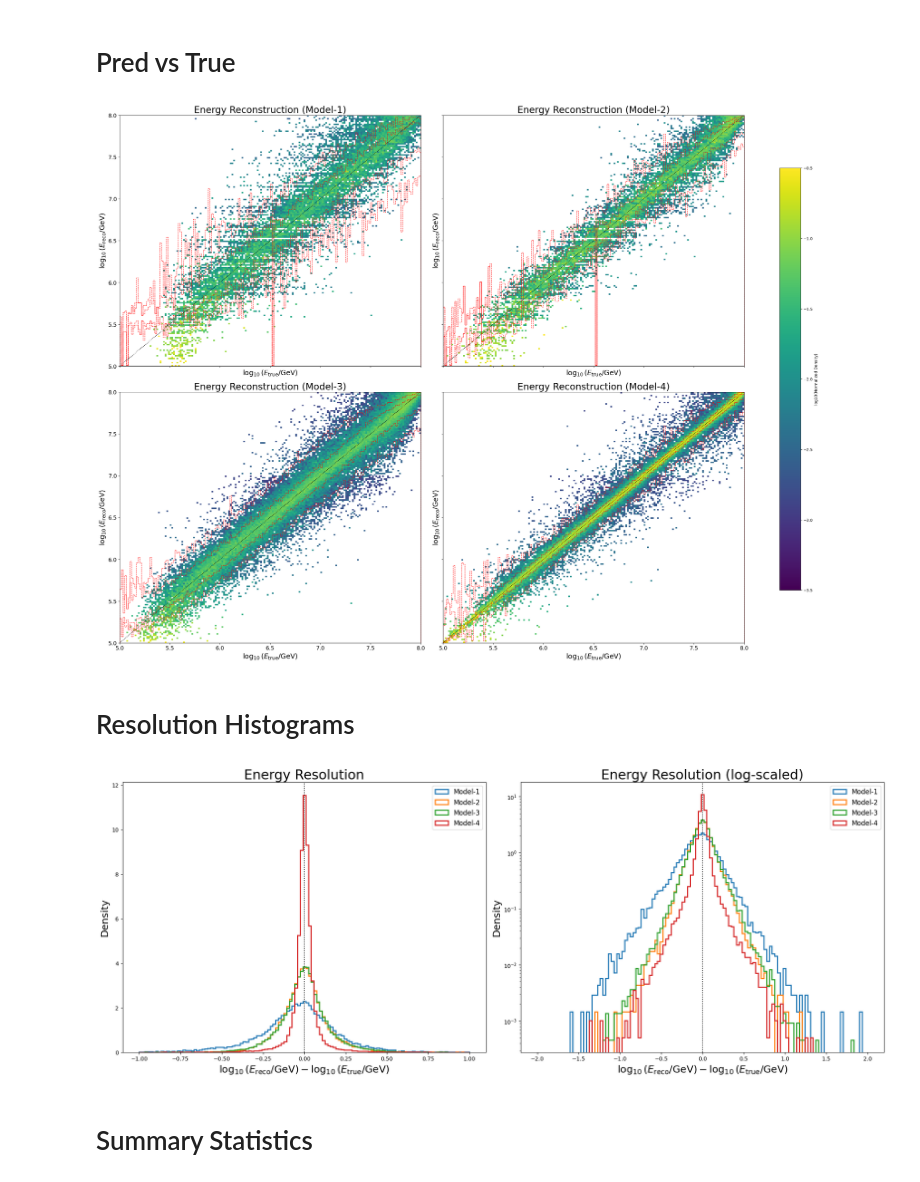
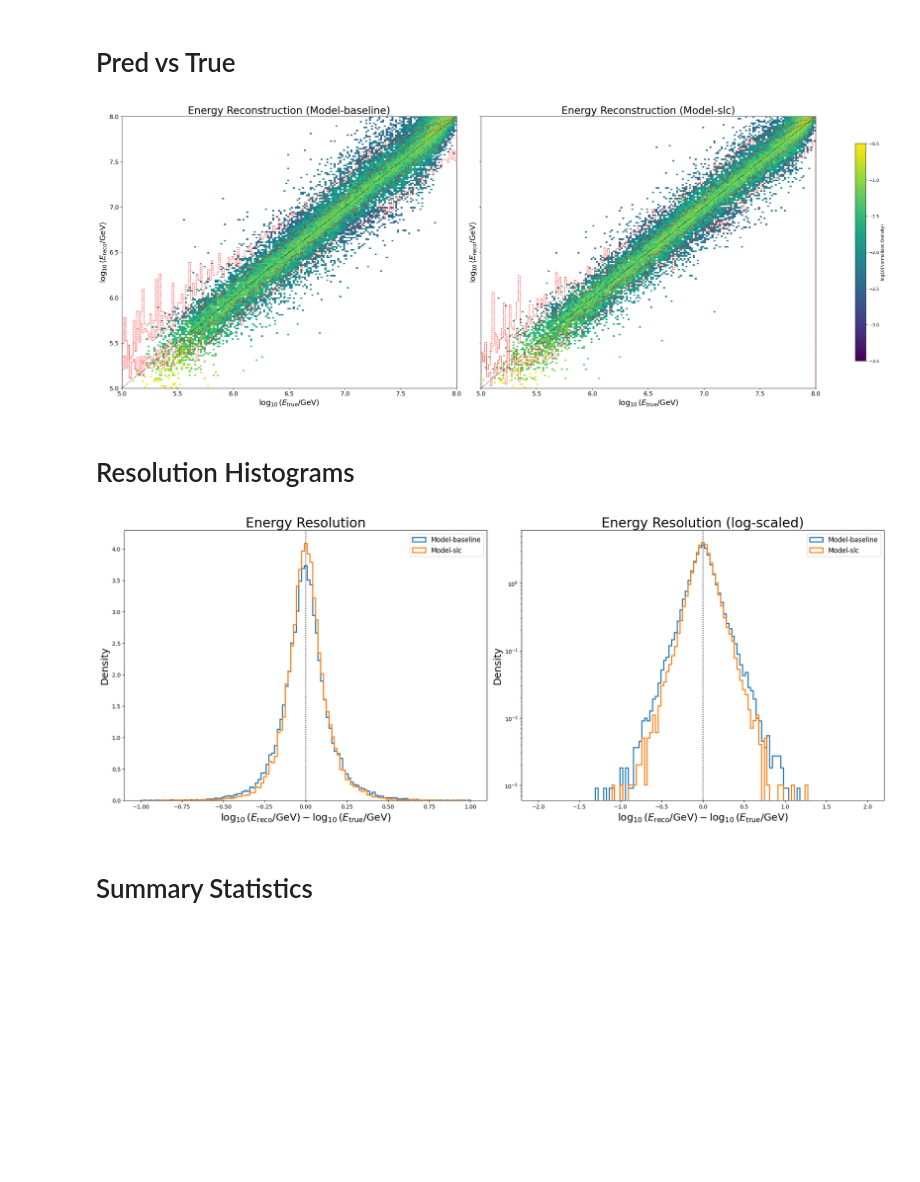
Before and after one commit to RajwolChapagain/icetop-gnn, a Jupyter notebook: assessment.ipynb, the cells around one changed output. Drawn from its saved outputs; the diff is of its cells as text; code cells hidden in the pictures; blank space fills up the shorter version.

```diff
--- a/assessment.ipynb
+++ b/assessment.ipynb
@@ -7,10 +7,12 @@ import matplotlib.pyplot as plt
 # CONFIG: Input Models
 # ========================
 model_files = [
-    ("Model-1", "predictions/results.csv"),
-    ("Model-2", "predictions_2/results.csv"),
-    ("Model-3", "predictions_3/results.csv"),
-    ("Model-4", "predictions_4/results.csv"),
+    ("Model-baseline", "outputs/predictions_7/results.csv"),
+    #("Model-non-random", "outputs/predictions/results.csv"),
+    #("Model-radial-large", "outputs/predictions_large_radius/results.csv"),
+    ("Model-slc", "outputs/predictions_slc/results.csv"),
+    #("Model-new-features-subset-radial", "outputs/predictions_features_subset_radial/results.csv"),
+
     # Add more (label, filepath) tuples as needed
 ]
 # %% [markdown]
@@ -58,8 +60,10 @@ import math
 n_models = len(models)
 
 # Arrange plots in 2 rows (or more if needed)
-ncols = math.ceil(n_models / 2)
-nrows = 2 if n_models > 1 else 1
+#ncols = math.ceil(n_models / 2)
+ncols = 2
+#nrows = 2 if n_models > 1 else 1
+nrows = 1
 
 fig, axes = plt.subplots(
     nrows, ncols,
@@ -96,34 +100,34 @@ for ax, (label, df) in zip(axes, models):
     ax.plot(energy_range, energy_range, color="black", linestyle=":")
 
     # Contours
     contour_values = [.025, .16, .84, .975]
     contour_indices = np.asarray([
         np.searchsorted(np.cumsum(col), contour_values)
         for col in hist.T
     ]) % nbins
     for contour in contour_indices.T:
         ax.stairs(bin_centers[contour], edges=bin_edges,
                   color="red", linestyle="--")
 
     # Decorations
     ax.set_title(f"Energy Reconstruction ({label})", **title_params)
     ax.set_xlabel(r'$\log_{10}(E_{\mathrm{true}}/\mathrm{GeV})$', **label_params)
     ax.set_ylabel(r'$\log_{10}(E_{\mathrm{reco}}/\mathrm{GeV})$', **label_params)
     ax.tick_params(**tick_params)
 
     # Force correct axis range
     ax.set_xlim(energy_range)
     ax.set_ylim(energy_range)
 
 # Hide unused axes if models < nrows*ncols
 for ax in axes[len(models):]:
     ax.axis("off")
 
 # Shared colorbar
 fig.colorbar(pcm, ax=axes, shrink=0.8, label="log10(Normalized Density)")
 plt.show()
 # %% [output]
-[figure, old version]
+[figure, new version]
 # %% [markdown]
 # Resolution Histograms
 # %%
@@ -145,7 +149,7 @@ for ax, title in zip(axes, ["Energy Resolution", "Energy Resolution (log-scaled)
 plt.tight_layout()
 plt.show()
 # %% [output]
-[figure, old version]
+[figure, new version]
 # %% [markdown]
 # Summary Statistics
 # %%
```
Also changed, not shown: parts of 1 cell of this notebook.
